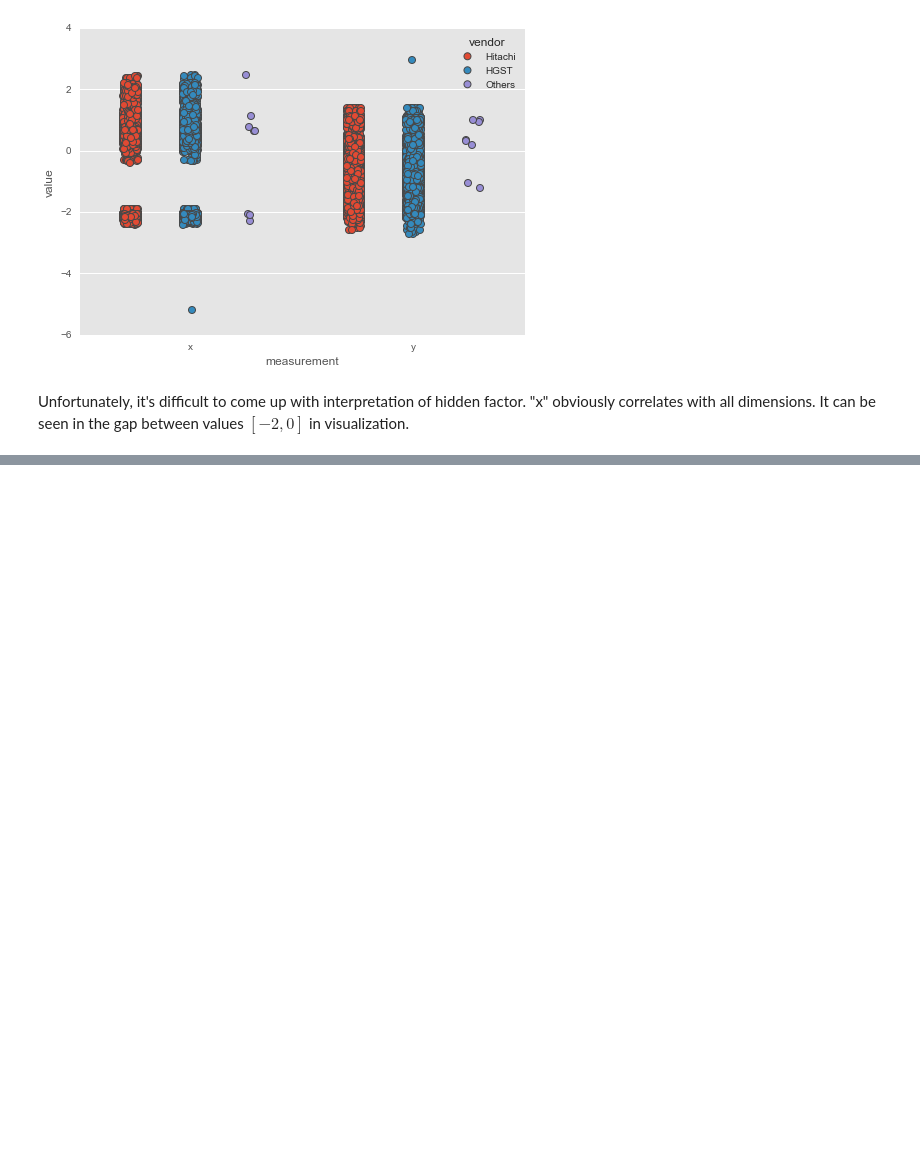
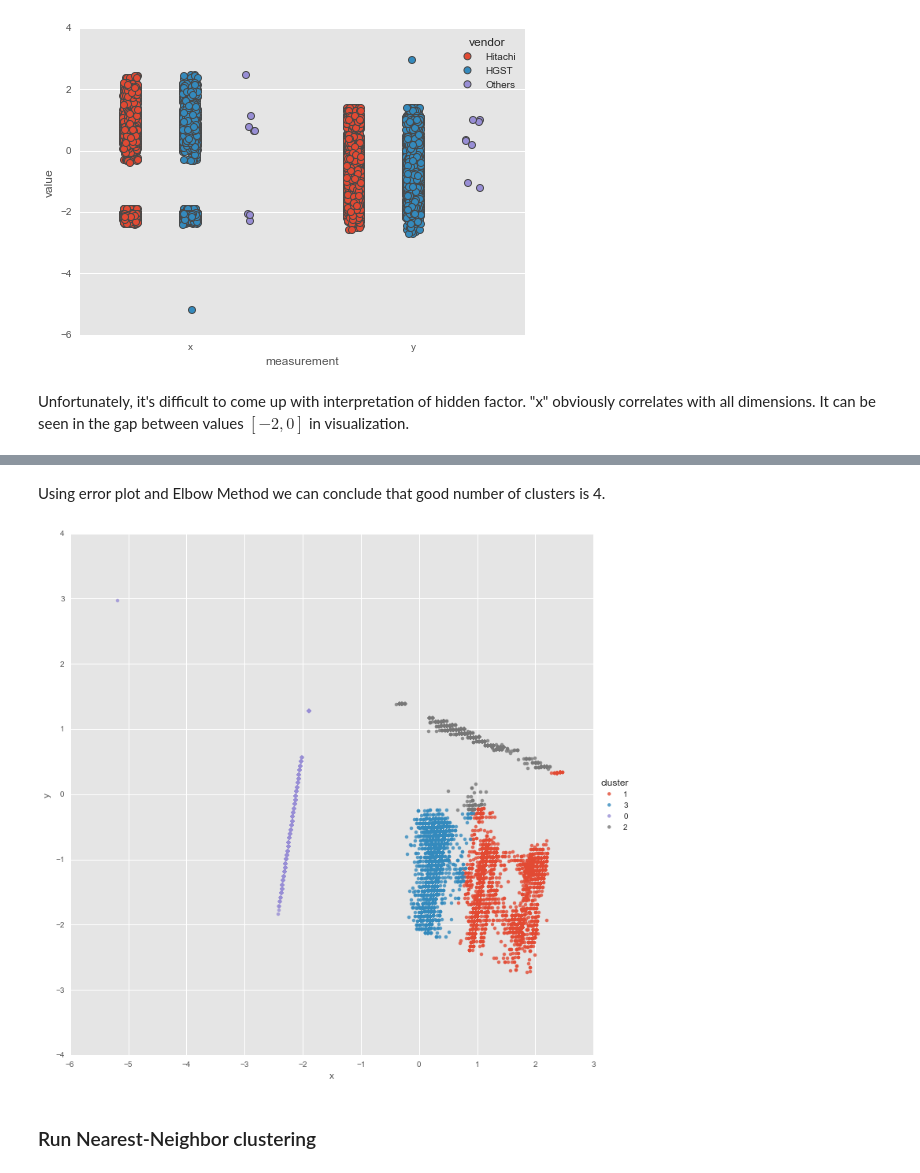
Before and after one commit to IIoTeP9HuY/Data_Analysis_and_Data_Mining_Class, a Jupyter notebook: Report.ipynb, the cells around one changed output, grey strips where cells are left out. Drawn from its saved outputs; the diff is of its cells as text; code cells hidden in the pictures; blank space fills up the shorter version.

```diff
--- a/Report.ipynb
+++ b/Report.ipynb
@@ -1059,0 +1084,14 @@ Unfortunately, it's difficult to come up with interpretation of hidden factor. "
+# %% [markdown]
+Using error plot and Elbow Method we can conclude that good number of clusters is 4.
+# %%
+kmeans = cluster.KMeans(n_clusters=4)
+kmeans_clusters = kmeans.fit_predict(x)
+
+data_transformed = pd.DataFrame(x_transformed, columns=["x", "y"])
+data_transformed["cluster"] = kmeans_clusters
+
+axes = sns.lmplot("x", "y", data=data_transformed, fit_reg=False, hue="cluster", size=10)
+# %% [output]
+[figure, added]
+# %% [markdown]
+### Run Nearest-Neighbor clustering
```
Also changed, not shown: parts of 10 cells of this notebook.
